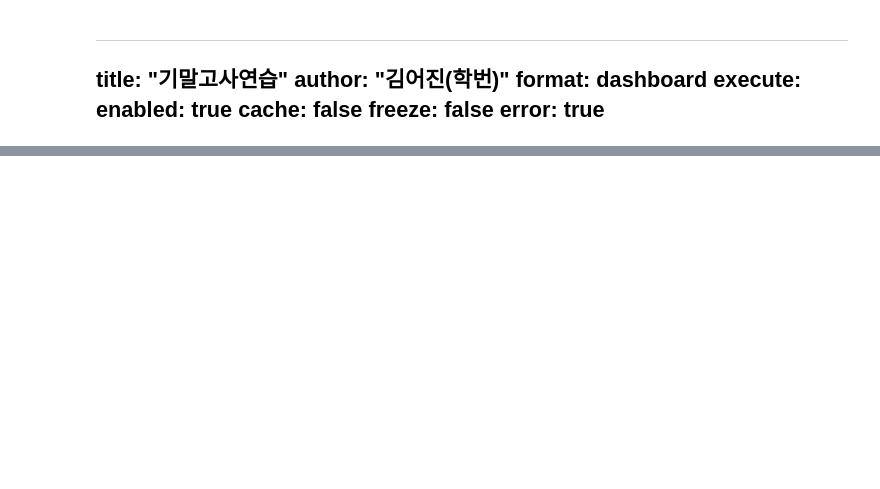
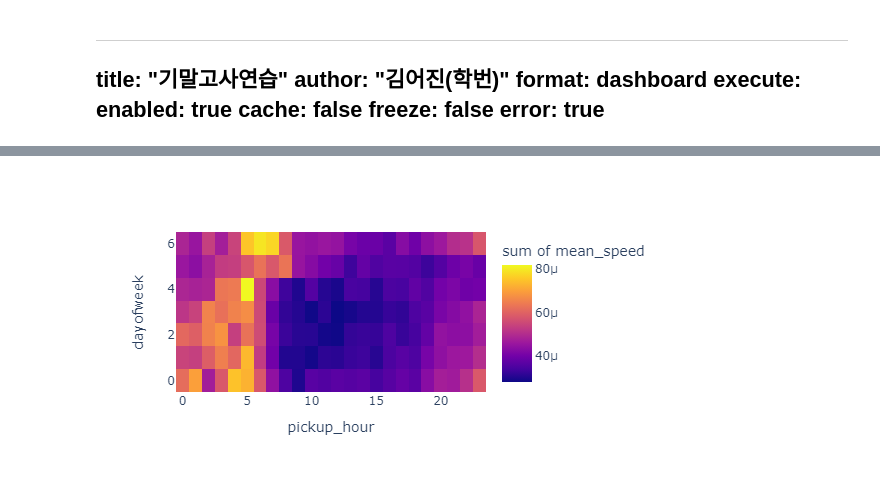
Before and after one commit to e0jin/final_test, a Jupyter notebook: test.ipynb, the cells around one changed output, grey strips where cells are left out. Saved outputs shown, nothing was run; the diff lists cells and outputs as text; code cells hidden in the pictures; blank space fills up the shorter version.

```diff
--- a/test.ipynb
+++ b/test.ipynb
@@ -40,3 +83,23 @@ execute:
 
 # 에너지사용량(지리정보시각화) 2-(1)
 # 에너지사용량(지리정보시각화) 2-(2)
+# %%
+#요일, 시간에 따른 평균속력 시각화
+# dayofweek, pickup_hour, speed_mean
+tidydata = df_feature.pivot_table(
+    index = 'dayofweek',
+    columns = 'pickup_hour',
+    values = 'speed',
+    aggfunc = 'mean'
+).stack().reset_index().rename({0:'mean_speed'}, axis =1)
+
+px.density_heatmap(
+    data_frame = tidydata,
+    x = 'pickup_hour',
+    y = 'dayofweek',
+    z = 'mean_speed',
+    nbinsx=24,
+    nbinsy=7,
+    height=300
+)
+# %% [output]
@@ -42,0 +107 @@ execute:
+[figure, added]
```
Also changed, not shown: parts of 9 cells of this notebook, 2 other files.
